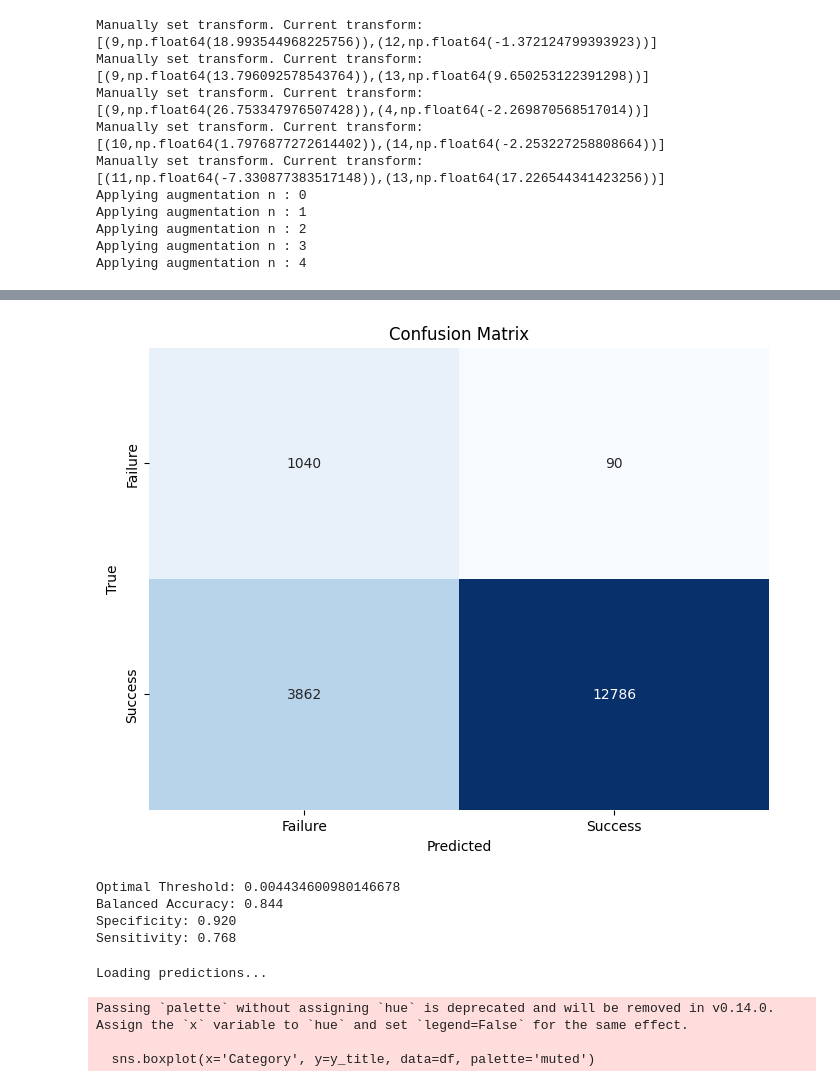
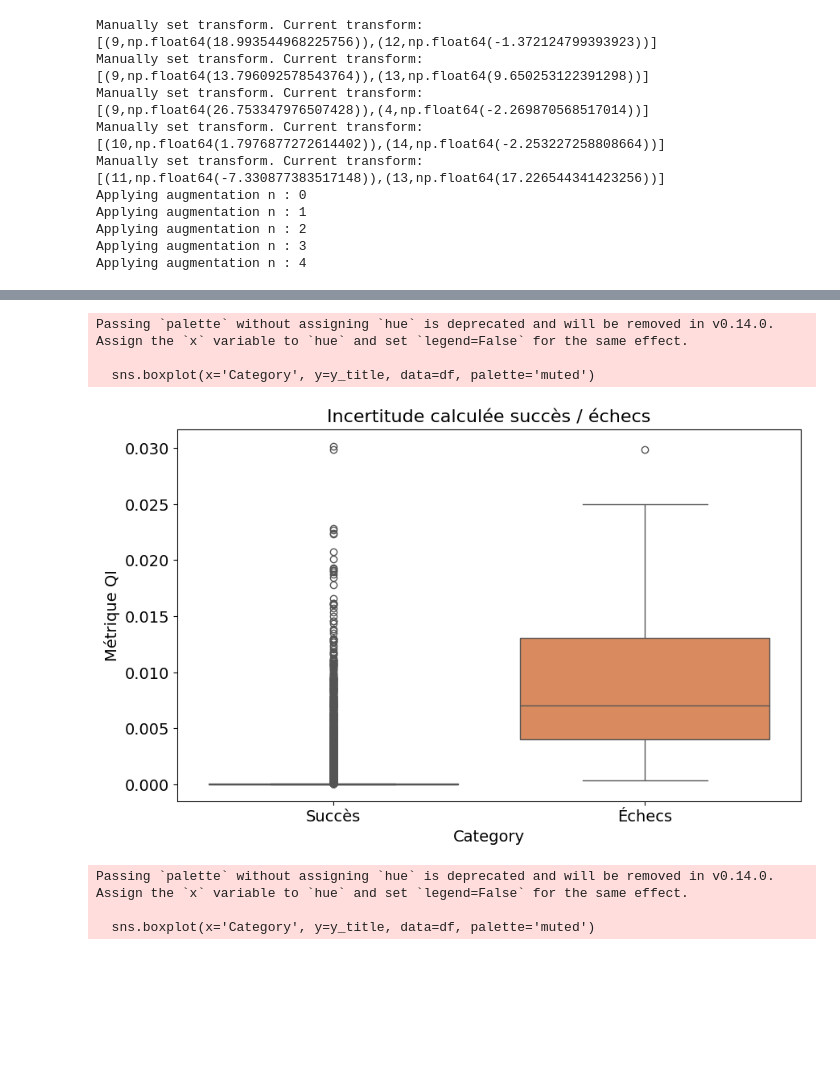
Before and after one commit to pstnmz/UQ_toolbox, a Jupyter notebook: medMNIST/UQ_test_metrics.ipynb, the cells around one changed output, grey strips where cells are left out. Cells and saved outputs as stored; diff of their text form; code cells hidden in the pictures; blank space fills up the shorter version.

Commit message:
Implement code changes to enhance functionality and improve performance

```diff
--- a/medMNIST/UQ_test_metrics.ipynb
+++ b/medMNIST/UQ_test_metrics.ipynb
@@ -1251 +1035,7 @@ Evaluating policy 9/30...
+# %%
+transformations_calibration = ['[(13, np.float64(9.826685866454547)), (11, np.float64(-1.9805003878025786))]',
+ '[(9, np.float64(1.804627907095039)), (12, np.float64(-1.3265139396701287))]',
+ '[(9, np.float64(-21.201456998141612)), (0, np.float64(28.024478487844902))]',
+ '[(10, np.float64(-6.385809050023269)), (10, np.float64(12.903347343792575))]',
+ '[(11, np.float64(-8.335989058024602)), (13, np.float64(-3.0399266781252194))]']
 # %%
@@ -1253,57 +1059,10 @@ stds_GPS, global_preds_GPS = uq.TTA(transformations, models, test_loader, device
-# %%
-# Function to compute metrics
-def compute_metrics(uq_values, labels, threshold):
-    predictions = (uq_values <= threshold).astype(int)
-    tn, fp, fn, tp = confusion_matrix(labels, predictions).ravel()
-    specificity = tn / (tn + fp) if (tn + fp) > 0 else 0
-    sensitivity = tp / (tp + fn) if (tp + fn) > 0 else 0
-    balanced_acc = balanced_accuracy_score(labels, predictions)
-    return tn, fp, fn, tp, specificity, sensitivity, balanced_acc
-
-# Function to find the optimal threshold
-def find_optimal_threshold(uq_values, labels):
-    thresholds = np.linspace(min(uq_values), max(uq_values), 1000)
-    best_threshold = thresholds[0]
-    best_balanced_acc = 0
-    for threshold in thresholds:
-        _, _, _, _, _, _, balanced_acc = compute_metrics(uq_values, labels, threshold)
-        if balanced_acc > best_balanced_acc:
-            best_balanced_acc = balanced_acc
-            best_threshold = threshold
-    return best_threshold
-
-# Find the optimal threshold
-labels = np.array([1 if i in correct_predictions else 0 for i in range(len(stds_GPS_calibration))])
-optimal_threshold = find_optimal_threshold(stds_GPS_calibration, labels)
-
-# Compute the confusion matrix using the optimal threshold
-predictions = (stds_GPS_calibration <= optimal_threshold).astype(int)
-cm = confusion_matrix(labels, predictions)
-
-# Display the confusion matrix
-plt.figure(figsize=(8, 6))
-sns.heatmap(cm, annot=True, fmt='d', cmap='Blues', cbar=False, xticklabels=['Failure', 'Success'], yticklabels=['Failure', 'Success'])
-plt.xlabel('Predicted')
-plt.ylabel('True')
-plt.title('Confusion Matrix')
-plt.show()
-
-# Print the optimal threshold and balanced accuracy
-_, _, _, _, specificity, sensitivity, balanced_acc = compute_metrics(stds_GPS_calibration, labels, optimal_threshold)
-print(f"Optimal Threshold: {optimal_threshold}")
-print(f"Balanced Accuracy: {balanced_acc:.3f}")
-print(f"Specificity: {specificity:.3f}")
-print(f"Sensitivity: {sensitivity:.3f}")
-# %% [output]
-[figure, removed]
-Optimal Threshold: 0.004434600980146678
-Balanced Accuracy: 0.844
-Specificity: 0.920
-Sensitivity: 0.768
-# %%
-best_aug_calibration = uq.perform_greedy_policy_search('savedpolicies_testset', correct_predictions, incorrect_predictions, num_workers=90, max_iterations=30, num_searches=30, top_k=5, plot=True)
-n, m, transformations_calibration = uq.extract_gps_augmentations_info(best_aug_calibration)
-# %% [output]
-Loading predictions...
+# %%
+fpr_std_gps_calibration, tpr_std_gps_calibration, auc_std_gps_calibration = uq.roc_curve_UQ_method_computation([stds_GPS_calibration[k] for k in correct_predictions_calibration], [stds_GPS_calibration[j] for j in incorrect_predictions_calibration])
+uq.UQ_method_plot([stds_GPS_calibration[k] for k in correct_predictions_calibration], [stds_GPS_calibration[j] for j in incorrect_predictions_calibration], 'Métrique QI', 'Incertitude calculée succès / échecs', swarmplot=False)
+# %% [output]
+Passing `palette` without assigning `hue` is deprecated and will be removed in v0.14.0. Assign the `x` variable to `hue` and set `legend=False` for the same effect.
+
+  sns.boxplot(x='Category', y=y_title, data=df, palette='muted')
+[figure, added]
 # %%
 distances = uq.distance_to_hard_labels_computation(y_prob)
```
Also changed, not shown: parts of 40 cells of this notebook.
